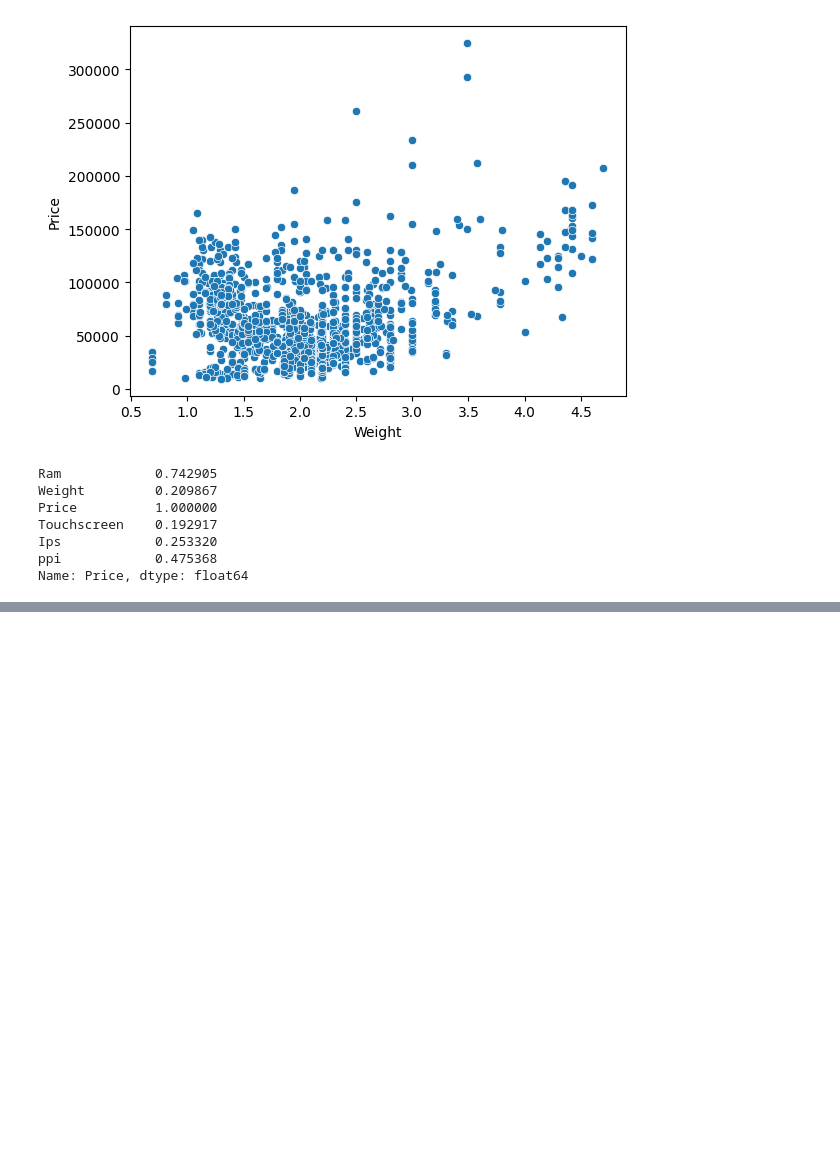
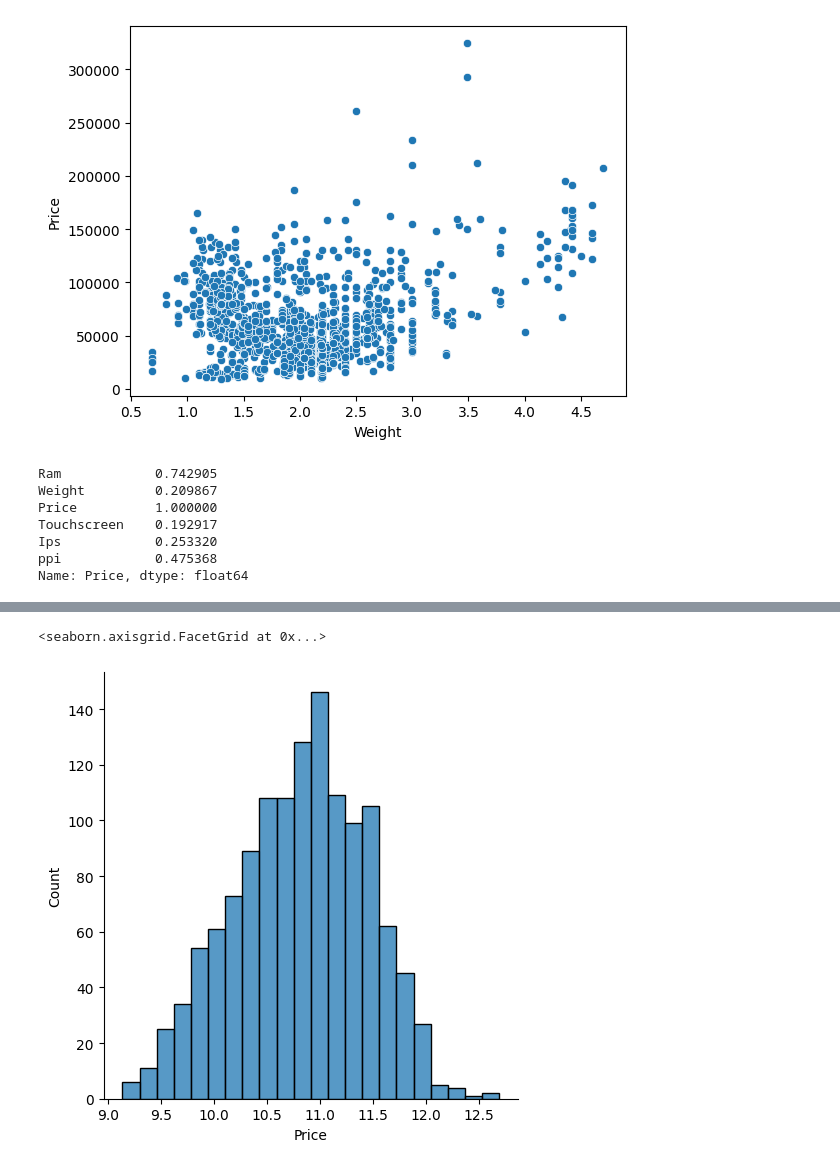
Before and after one commit to afadnan/ds_ml_dl, a Jupyter notebook: projects/laptop_price_predictor/laptop_price_predictor.ipynb, the cells around one changed output, grey strips where cells are left out. Saved outputs shown, nothing was run; the diff lists cells and outputs as text; code cells hidden in the pictures; blank space fills up the shorter version.

```diff
--- a/projects/laptop_price_predictor/laptop_price_predictor.ipynb
+++ b/projects/laptop_price_predictor/laptop_price_predictor.ipynb
@@ -752,0 +755,5 @@ ValueError: could not convert string to float: 'Apple'
+# %%
+sns.displot(np.log(df['Price']))
+# %% [output]
+<seaborn.axisgrid.FacetGrid at 0x...>
+[figure, added]
```
Also changed, not shown: parts of 13 cells of this notebook, 1 other file.
